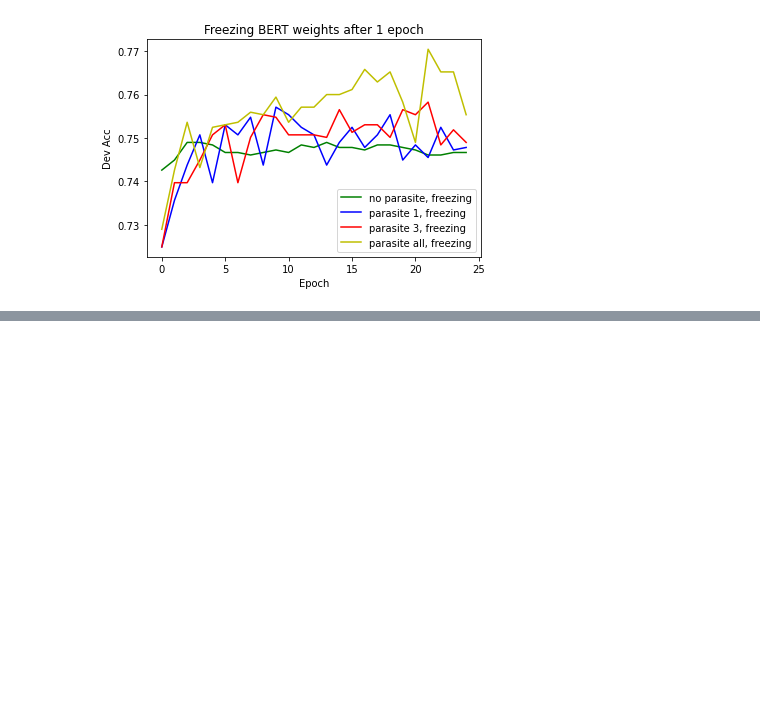
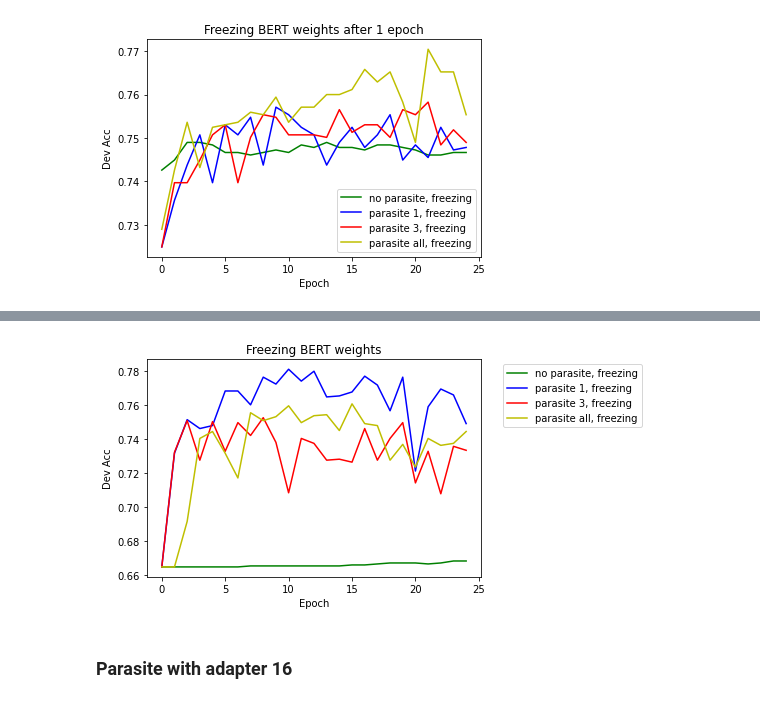
Before and after one commit to cbenge509/BERTVision, a Jupyter notebook: code/torch/embedding_size.ipynb, the cells around one changed output, grey strips where cells are left out. Saved outputs shown, nothing was run; the diff lists cells and outputs as text; code cells hidden in the pictures; blank space fills up the shorter version.

Commit message:
Parasite round one with adapters

```diff
--- a/code/torch/embedding_size.ipynb
+++ b/code/torch/embedding_size.ipynb
@@ -25,3 +25,17 @@ args = Args()
 tokenizer = Tokenize_Transform2(args, 'bert-base-uncased')
 # %%
 qqp = MSR('train', transform = tokenizer)
+# %%
+#QNLI, QQP, SST, SSTB, COLA, MNLI
+def percentile_99th(loader):
+    tokenizer = Tokenize_Transform2(args, 'bert-base-uncased')
+    qqp = loader('train', transform = tokenizer)
+    length = []
+    for i in range(len(qqp)):
+        length.append(qqp[i]['attention_mask'].numpy().sum())
+        #if not i % 10000:
+        #    print(i)
+    print(np.percentile(length, 99))
+# %%
+for i in [QNLI, QQP, SST, CoLA, MNLI]:
+    percentile_99th(i)
@@ -922,3 +725,15 @@ plt.xlabel("Epoch")
 plt.savefig('3.png', bbox_extra_artists=(lgd,), dpi = 300)
 # %% [output]
 [figure]
+# %%
+import glob
+import json
+import matplotlib.pyplot as plt
+
+labels = []
+dev_acc = []
+f = glob.glob('MSR*')
+for j in f:
+    js = json.load(open(j))
+    labels.append(j)
+    dev_acc.append(js['dev_acc'])
@@ -924,0 +752,15 @@ plt.savefig('3.png', bbox_extra_artists=(lgd,), dpi = 300)
+# %%
+p1, = plt.plot(dev_acc[3], color = 'g', label = 'no parasite, freezing')
+p2, = plt.plot(dev_acc[0], color = 'b', label = 'parasite 1, freezing')
+p3, = plt.plot(dev_acc[1], color = 'r', label = 'parasite 3, freezing')
+p4, = plt.plot(dev_acc[2], color = 'y', label = 'parasite all, freezing')
+plt.legend(handles=[p1, p2, p3, p4], bbox_to_anchor=(1.05, 1), loc='upper left')
+lgd = plt.title("Freezing BERT weights")
+plt.ylabel("Dev Acc")
+plt.xlabel("Epoch")
+#plt.tight_layout()
+plt.savefig('3.png', bbox_extra_artists=(lgd,), dpi = 300)
+# %% [output]
+[figure, added]
+# %% [markdown]
+### Parasite with adapter 16
```
Also changed, not shown: parts of 16 cells of this notebook, 18 other files.
